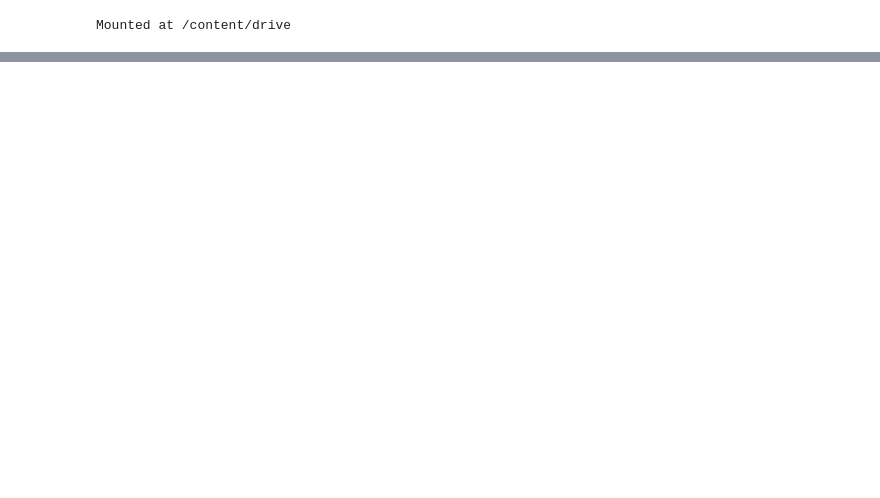
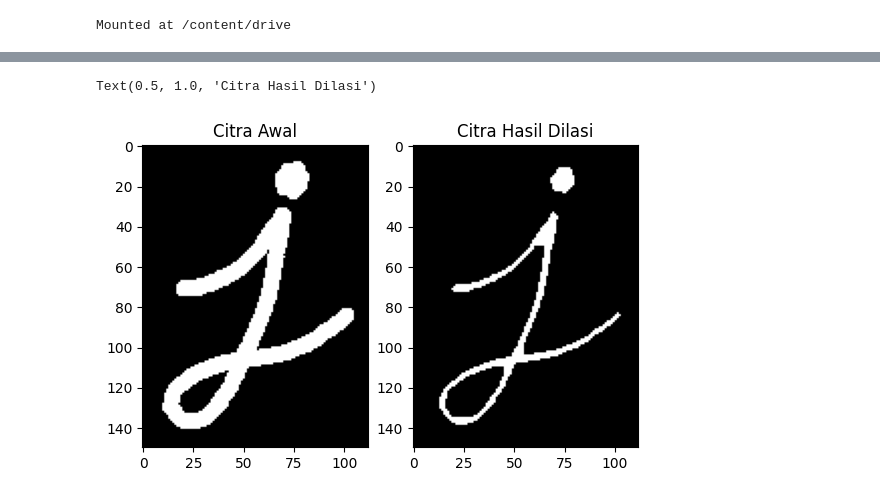
Before and after one commit to K2FA/PCVK_Genap_2021, a Jupyter notebook: Week9.ipynb, the cells around one changed output, grey strips where cells are left out. Cells and saved outputs as stored; diff of their text form; code cells hidden in the pictures; blank space fills up the shorter version.

```diff
--- a/Week9.ipynb
+++ b/Week9.ipynb
@@ -12 +56,28 @@ from matplotlib import pyplot as plt
+# %%
+def erosi (img, w):
+  m, n = img.shape
+
+  kernel3 = np.ones((w,w), dtype=np.uint8)
+  constant2 = (w-1) // 2
+
+  imgErosi= np.zeros((m, n), dtype=np.uint8)
+
+  for i in range(constant2, m-constant2): # (2, m-2)
+      for j in range(constant2, n-constant2): #(2, n-2)
+          temp1 = img[i-constant2:i+constant2+1, j-constant2:j+constant2+1]
+          product1 = temp1 * kernel3
+          imgErosi[i,j] = np.min(product1)
+
+  return imgErosi
+
+huruf1 = cv.imread('/content/drive/MyDrive/PCVK/09/j.png',0)
+k = 5
+
+plt.subplot(121),plt.imshow(huruf1, cmap = 'gray')
+plt.title('Citra Awal')
+plt.subplot(122),plt.imshow(erosi(huruf1, k), cmap = 'gray')
+plt.title('Citra Hasil Dilasi')
+# %% [output]
+Text(0.5, 1.0, 'Citra Hasil Dilasi')
+[figure, added]
 # %%
```
Also changed, not shown: parts of 3 cells of this notebook.
